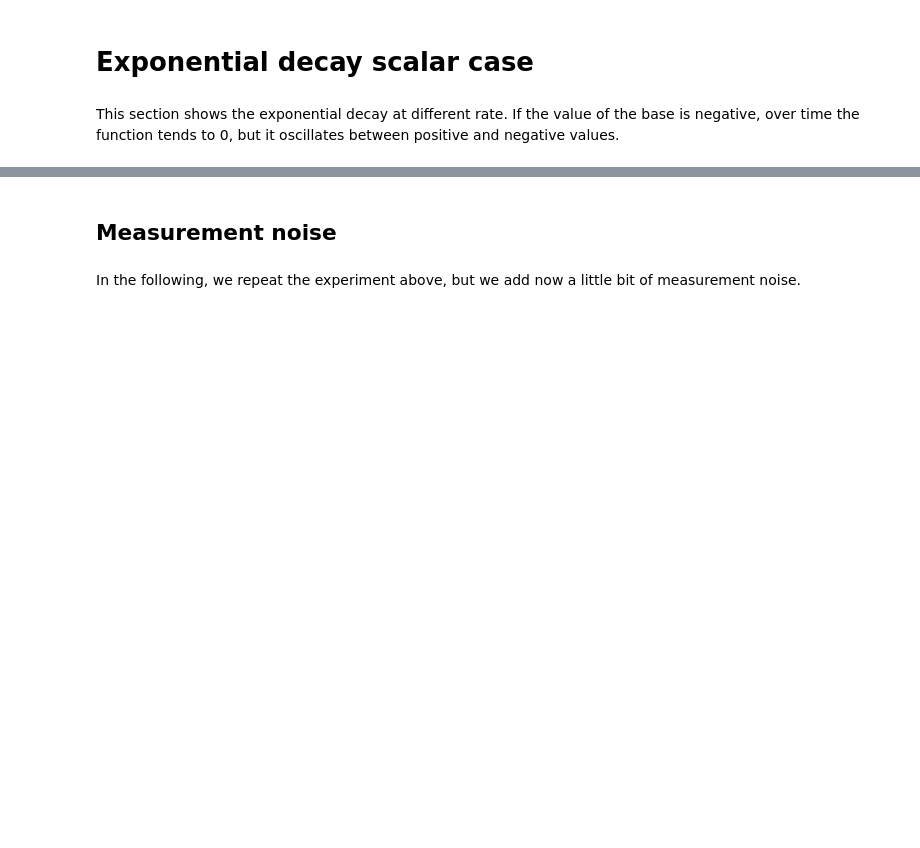
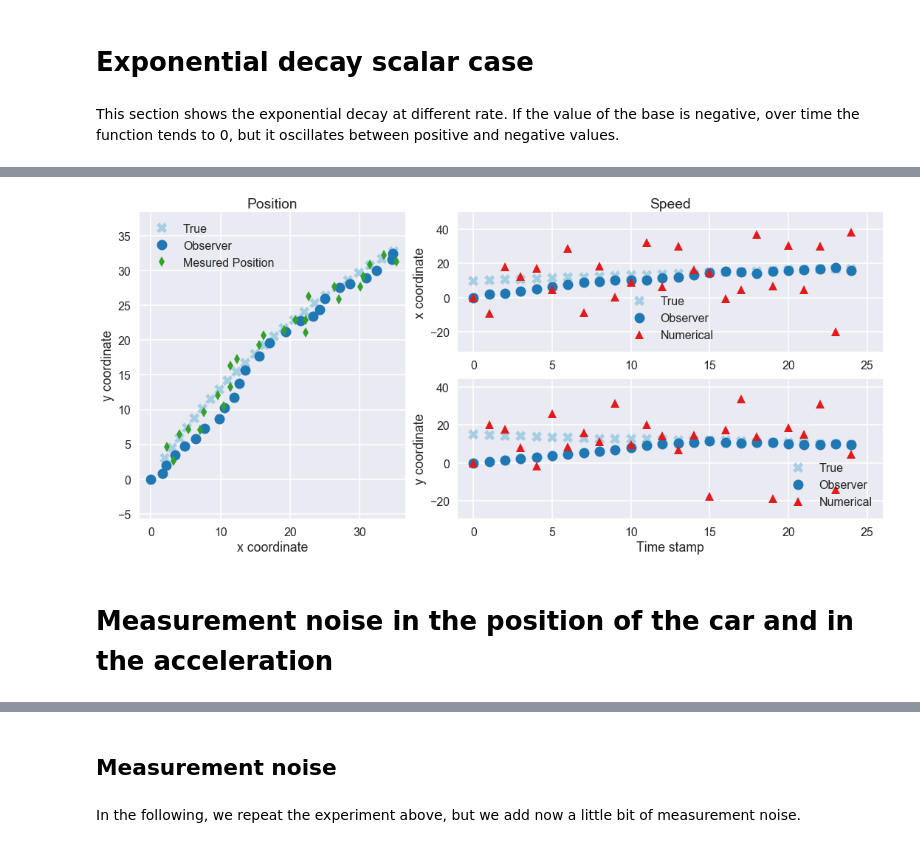
Before and after one commit to lparolin/state_estimation, a Jupyter notebook: notebook/Example 1.ipynb, the cells around one changed output, grey strips where cells are left out. Drawn from its saved outputs; the diff is of its cells as text; code cells hidden in the pictures; blank space fills up the shorter version.

```diff
--- a/notebook/Example 1.ipynb
+++ b/notebook/Example 1.ipynb
@@ -102,0 +128,21 @@ y_numeric_speed = [0] + [(y_val[i+1] - y_val[i])/sample_time for i in range(len(
+# %%
+position_noise = [Coordinate2d(random.uniform(-2, 2), random.gauss(0, 1)) for i in range(n_samples)]
+true_model = simplified_models.TrueModel(initial_position, initial_speed, sample_time)
+observer = simplified_models.Observer(initial_position_estimation, initial_speed_estimation, sample_time, observer_gain)
+simulation1 = GenerateBaseSimulation(true_model, observer, acceleration, output_noise=position_noise)
+# %%
+fig=plt.figure(figsize=(15, 7))
+ax1 = plt.subplot2grid((2,5), (0,0), rowspan=2, colspan=2)
+ax1.axis('equal')
+ax2 = plt.subplot2grid((2,5), (0,2), colspan=3, autoscale_on=True)
+ax3 = plt.subplot2grid((2,5), (1,2), colspan=3, autoscale_on=True)
+
+du.generate_base_figure(simulation1, ax1, ax2, ax3, plot_measured_position=True)
+ax1.legend()
+ax2.legend()
+ax3.legend()
+fig.tight_layout()
+# %% [output]
+[figure, added]
+# %% [markdown]
+# Measurement noise in the position of the car and in the acceleration
```
Also changed, not shown: parts of 30 cells of this notebook, 9 other files.
